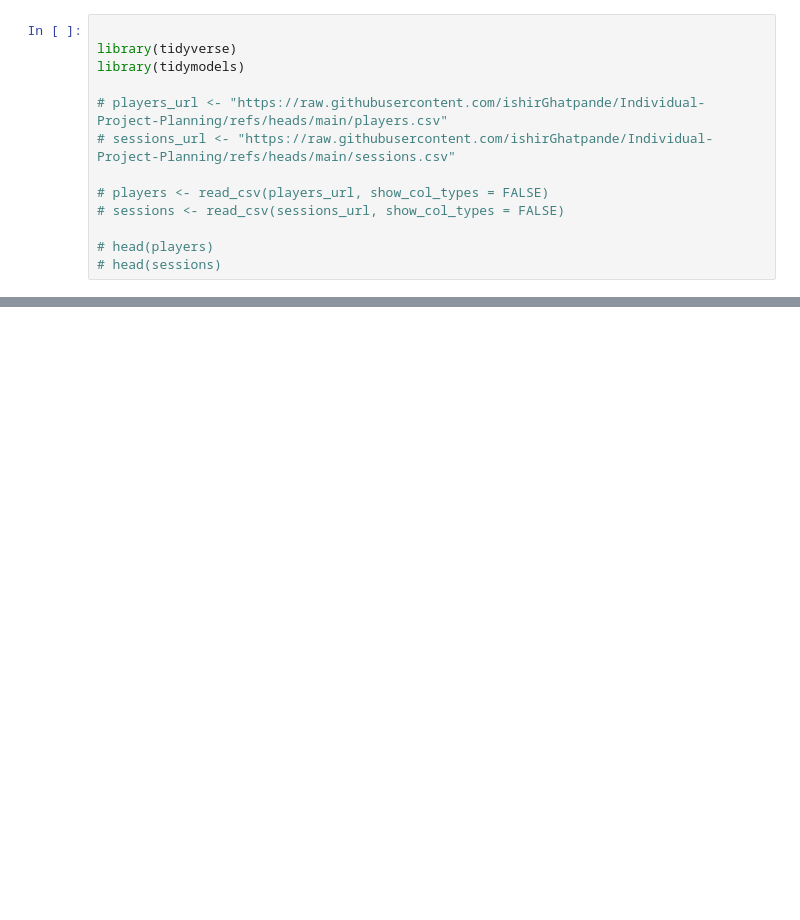
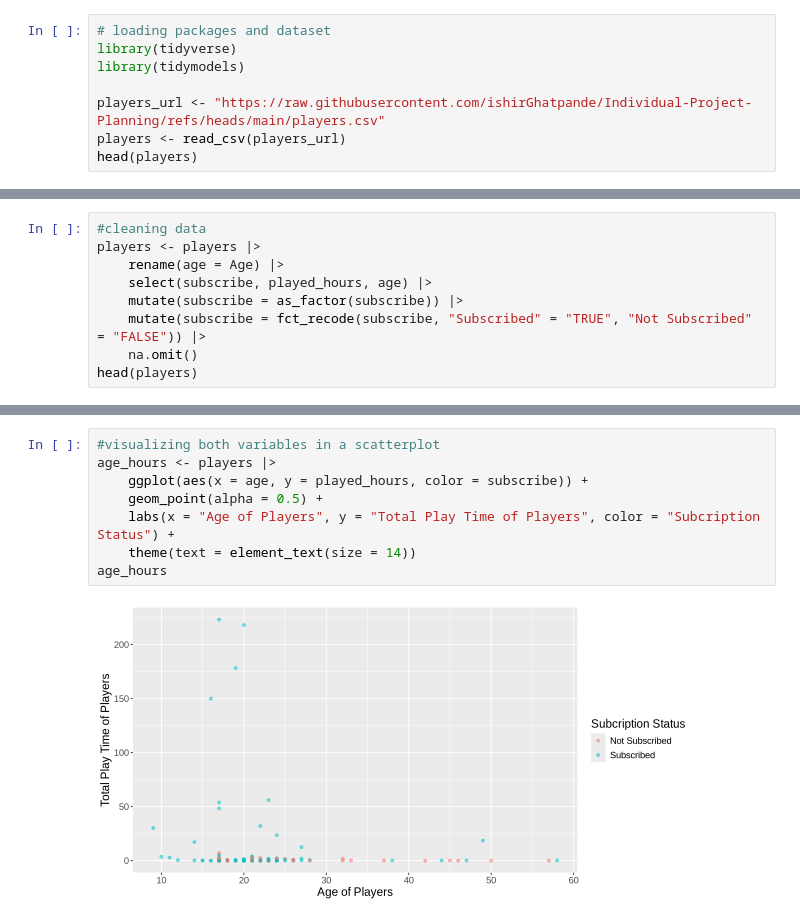
Before and after one commit to ralmoustadi/Section-004-Group-13---Final-Project, a Jupyter notebook: DSCI 100 Final Report.ipynb, the cells around one changed output, grey strips where cells are left out. Saved outputs shown, nothing was run; the diff lists cells and outputs as text; blank space fills up the shorter version.

```diff
--- a/DSCI 100 Final Report.ipynb
+++ b/DSCI 100 Final Report.ipynb
@@ -40,13 +42,8 @@ In the following sections, we describe our methods, present exploratory summarie
 # %%
-
+# loading packages and dataset
 library(tidyverse)
 library(tidymodels)
 
-# players_url <- "https://raw.githubusercontent.com/ishirGhatpande/Individual-Project-Planning/refs/heads/main/players.csv"
-# sessions_url <- "https://raw.githubusercontent.com/ishirGhatpande/Individual-Project-Planning/refs/heads/main/sessions.csv"
-
-# players <- read_csv(players_url, show_col_types = FALSE)
-# sessions <- read_csv(sessions_url, show_col_types = FALSE)
-
-# head(players)
-# head(sessions)
+players_url <- "https://raw.githubusercontent.com/ishirGhatpande/Individual-Project-Planning/refs/heads/main/players.csv"
+players <- read_csv(players_url)
+head(players)
@@ -52,0 +72,9 @@ library(tidymodels)
+# %%
+#cleaning data
+players <- players |>
+    rename(age = Age) |>
+    select(subscribe, played_hours, age) |>
+    mutate(subscribe = as_factor(subscribe)) |>
+    mutate(subscribe = fct_recode(subscribe, "Subscribed" = "TRUE", "Not Subscribed" = "FALSE")) |>
+    na.omit()
+head(players)
@@ -52,0 +142,10 @@ library(tidymodels)
+# %%
+#visualizing both variables in a scatterplot
+age_hours <- players |>
+    ggplot(aes(x = age, y = played_hours, color = subscribe)) +
+    geom_point(alpha = 0.5) +
+    labs(x = "Age of Players", y = "Total Play Time of Players", color = "Subcription Status") +
+    theme(text = element_text(size = 14))
+age_hours
+# %% [output]
+[figure, added]
```
Also changed, not shown: parts of 24 cells of this notebook.
